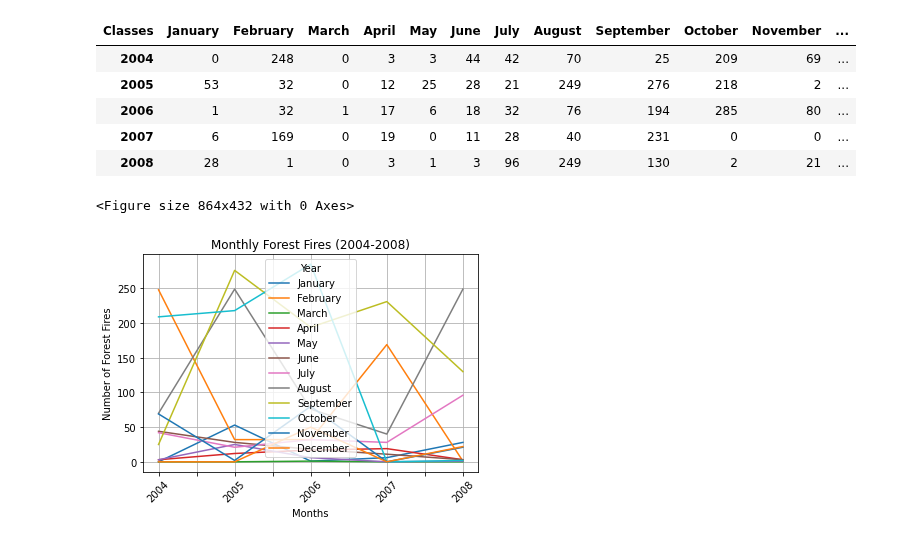
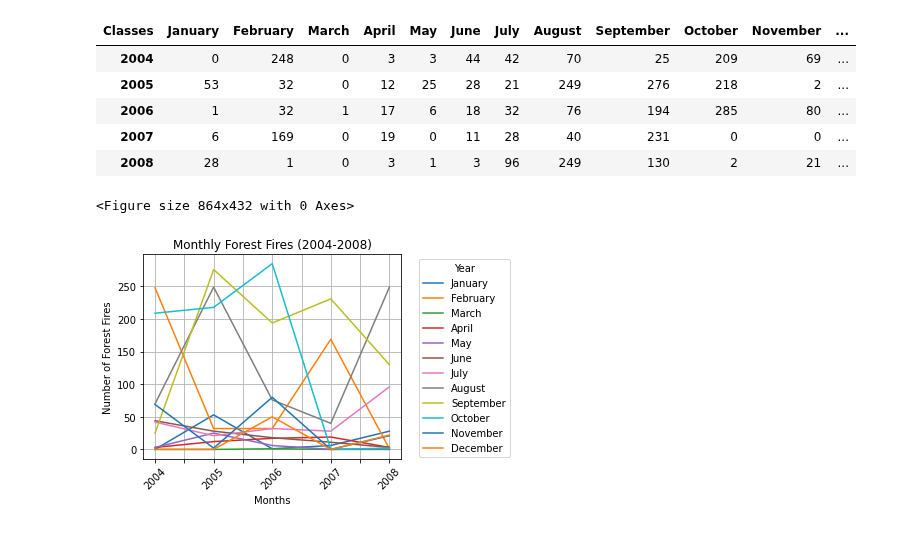
Before and after one commit to RaphaLevy/Study_on_Malaria_dynamics, a Jupyter notebook: mapbiomas_data/MapBiomas - Manaus Data.ipynb, the cells around one changed output. Drawn from its saved outputs; the diff is of its cells as text; code cells hidden in the pictures.

Commit message:
Corrects legend position

```diff
--- a/mapbiomas_data/MapBiomas - Manaus Data.ipynb
+++ b/mapbiomas_data/MapBiomas - Manaus Data.ipynb
@@ -430,13 +430,24 @@ numeric_monthly_forest_fires_df
 # %%
 plt.figure(figsize=(12, 6))
 numeric_monthly_forest_fires_df.plot(kind='line')
+
+# Title and axis labels
 plt.title('Monthly Forest Fires (2004-2008)')
 plt.xlabel('Months')
 plt.ylabel('Number of Forest Fires')
+
+# Adjusting the x-ticks rotation
 plt.xticks(rotation=45)
-plt.legend(title='Year')
+
+# Moving the legend outside the plot
+plt.legend(title='Year', bbox_to_anchor=(1.05, 1), loc='upper left')
+
+# Adding grid
 plt.grid(True)
+
+# Display the plot
+plt.tight_layout()  # Adjust the layout so everything fits
 plt.show()
 # %% [output]
 <Figure size 864x432 with 0 Axes>
-[figure, old version]
+[figure, new version]
```
